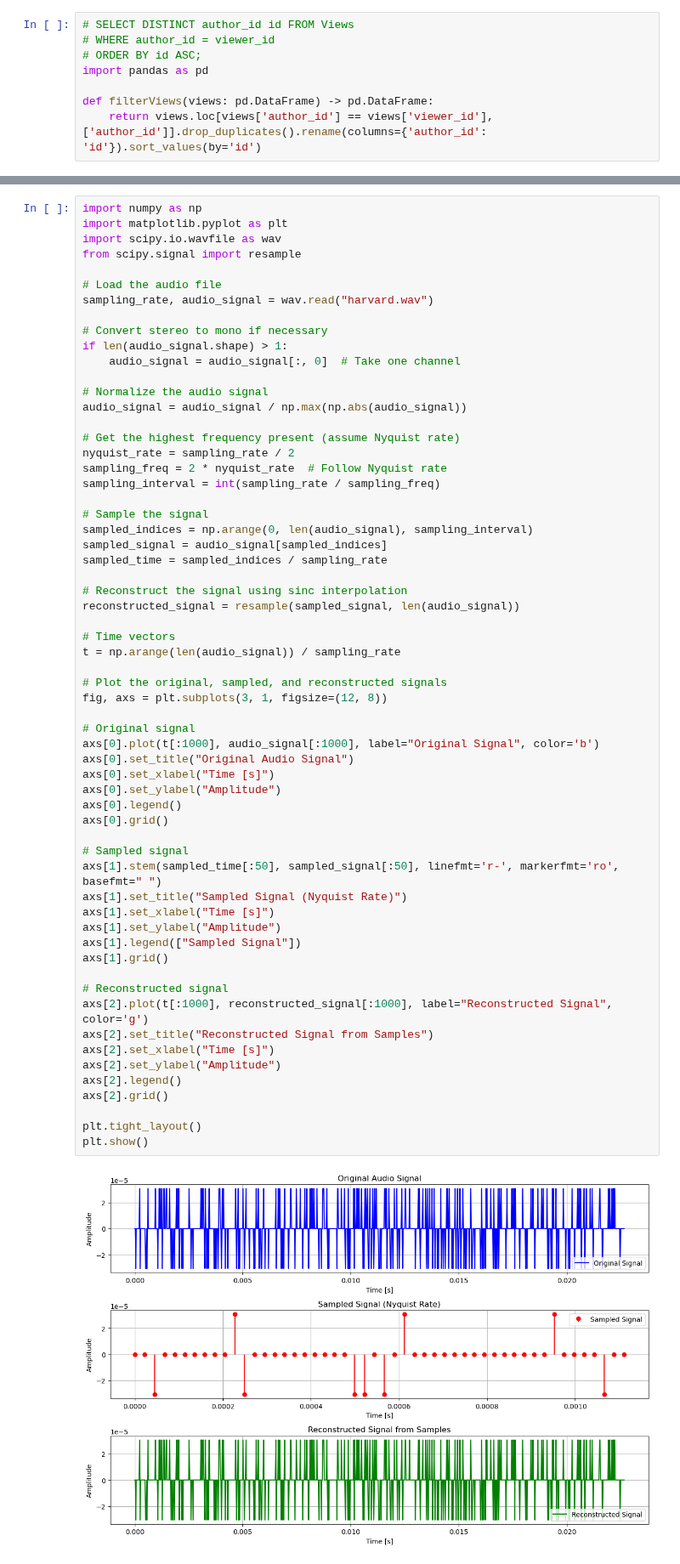
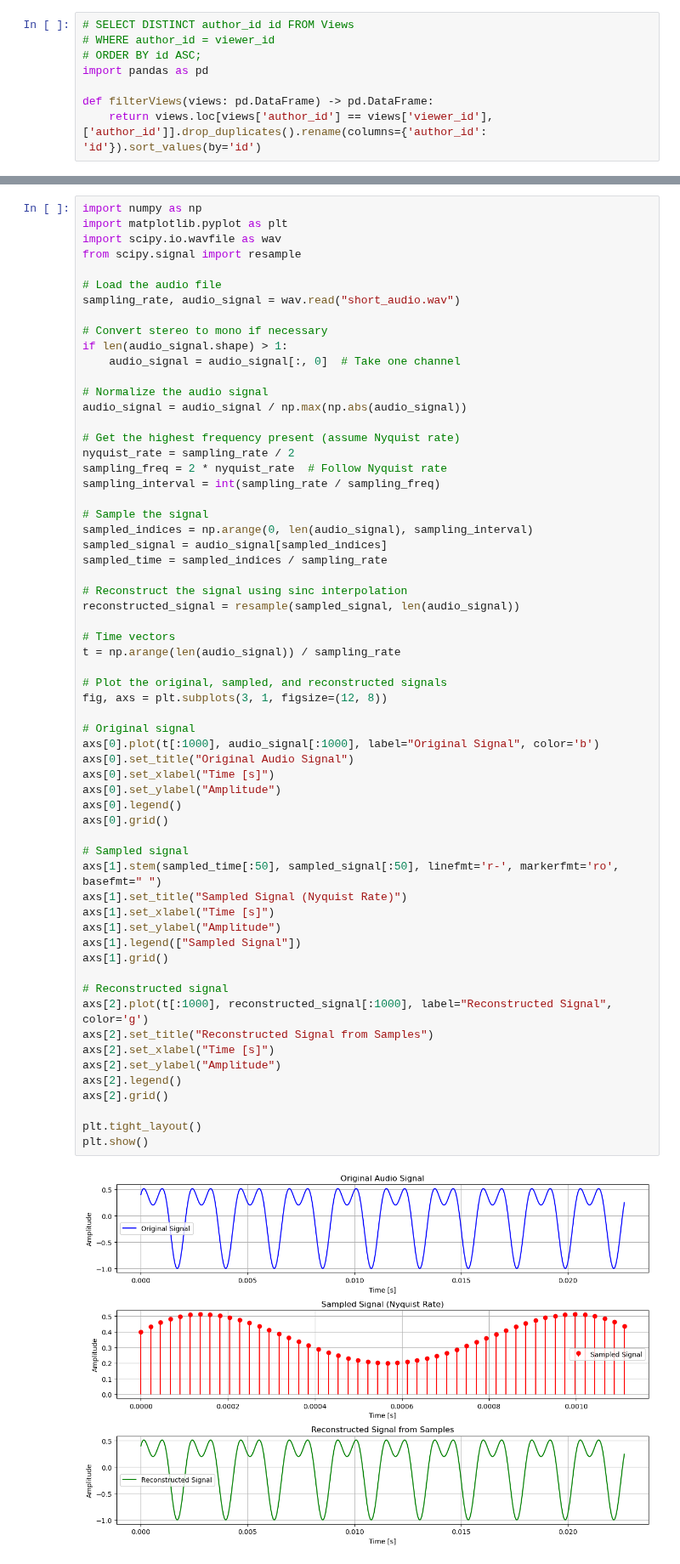
Before and after one commit to Sansub471/DataVisualization, a Jupyter notebook: pandas_classes/leetcode/leet_problems_1.ipynb, the cells around one changed output, grey strips where cells are left out. Shown at 85% size. Saved outputs shown, nothing was run; the diff lists cells and outputs as text.

```diff
--- a/pandas_classes/leetcode/leet_problems_1.ipynb
+++ b/pandas_classes/leetcode/leet_problems_1.ipynb
@@ -268,7 +268,7 @@ import scipy.io.wavfile as wav
 from scipy.signal import resample
 
 # Load the audio file
-sampling_rate, audio_signal = wav.read("harvard.wav")
+sampling_rate, audio_signal = wav.read("short_audio.wav")
 
 # Convert stereo to mono if necessary
 if len(audio_signal.shape) > 1:
@@ -296,31 +296,31 @@ t = np.arange(len(audio_signal)) / sampling_rate
 # Plot the original, sampled, and reconstructed signals
 fig, axs = plt.subplots(3, 1, figsize=(12, 8))
 
 # Original signal
 axs[0].plot(t[:1000], audio_signal[:1000], label="Original Signal", color='b')
 axs[0].set_title("Original Audio Signal")
 axs[0].set_xlabel("Time [s]")
 axs[0].set_ylabel("Amplitude")
 axs[0].legend()
 axs[0].grid()
 
 # Sampled signal
 axs[1].stem(sampled_time[:50], sampled_signal[:50], linefmt='r-', markerfmt='ro', basefmt=" ")
 axs[1].set_title("Sampled Signal (Nyquist Rate)")
 axs[1].set_xlabel("Time [s]")
 axs[1].set_ylabel("Amplitude")
 axs[1].legend(["Sampled Signal"])
 axs[1].grid()
 
 # Reconstructed signal
 axs[2].plot(t[:1000], reconstructed_signal[:1000], label="Reconstructed Signal", color='g')
 axs[2].set_title("Reconstructed Signal from Samples")
 axs[2].set_xlabel("Time [s]")
 axs[2].set_ylabel("Amplitude")
 axs[2].legend()
 axs[2].grid()
 
 plt.tight_layout()
 plt.show()
 # %% [output]
-[figure, old version]
+[figure, new version]
```
Also changed, not shown: parts of 2 cells of this notebook, 1 other file.
